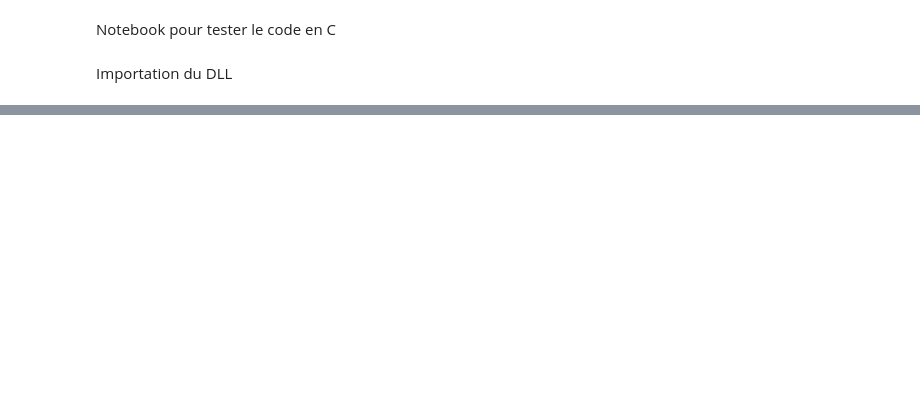
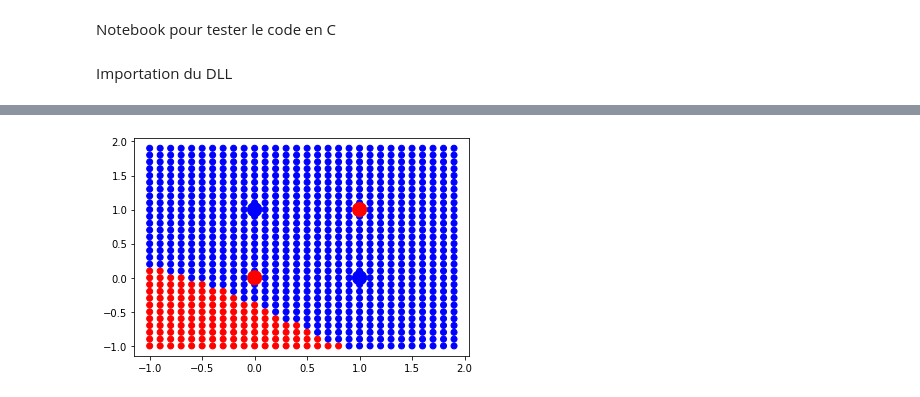
Before and after one commit to RBonilauri/projetAnnuel, a Jupyter notebook: pythonTest.ipynb, the cells around one changed output, grey strips where cells are left out. Drawn from its saved outputs; the diff is of its cells as text; code cells hidden in the pictures; blank space fills up the shorter version.

Commit message:
derniere version de la lib avec tout qui marche + notebook test pour le MLP classif à jour

```diff
--- a/pythonTest.ipynb
+++ b/pythonTest.ipynb
@@ -135,0 +138,97 @@ here
+# %%
+dataset_inputs = [
+                [0, 0],
+                [1, 1],
+                [0, 1],
+                [1, 0],
+]
+
+dataset_expected_outputs = [
+                -1,
+                -1,
+                1,
+                1,
+]
+
+init_tab = [2, 2, 1]
+init_size = len(init_tab)
+init_type = c_int * init_size
+init = init_type(*init_tab)
+
+# definition des fonctions :
+
+mylib.create_mlp_model.argtypes = [init_type, c_int]
+mylib.create_mlp_model.restype = c_void_p
+
+model = mylib.create_mlp_model(init, int(init_size))
+test_dataset = [[x1 / 10, x2 / 10] for x1 in range(-10, 20) for x2 in range(-10, 20)]
+colors = ["blue" if output >= 0 else "red" for output in dataset_expected_outputs]
+
+
+mylib.getLengthX.argtypes = [c_void_p]
+mylib.restype = c_int
+tmp_len = mylib.getLengthX(model)
+
+predicted_outputs = []
+for p in test_dataset:
+    arrsizeP = len(p)
+    arrtypeP = c_float * arrsizeP
+    arrP = arrtypeP(*p)
+    mylib.predict_mlp_model_classification.argtypes = [c_void_p, arrtypeP]
+    mylib.predict_mlp_model_classification.restype = POINTER(c_float)
+    tmp = []
+
+    tmp = mylib.predict_mlp_model_classification(model, arrP)
+    np_arr = np.ctypeslib.as_array(tmp, (tmp_len,))
+    predicted_outputs.append(np_arr[0])
+
+predicted_outputs_colors = ['blue' if label >= 0 else 'red' for label in predicted_outputs]
+plt.scatter([p[0] for p in test_dataset], [p[1] for p in test_dataset], c=predicted_outputs_colors)
+plt.scatter([p[0] for p in dataset_inputs], [p[1] for p in dataset_inputs], c=colors, s=200)
+plt.show()
+
+flattened_dataset_inputs = []
+for p in dataset_inputs:
+  flattened_dataset_inputs.append(p[0])
+  flattened_dataset_inputs.append(p[1])
+
+
+#definition de train_classification_stochastic_gradient....
+arrsize_flat = len(flattened_dataset_inputs)
+arrtype_flat = c_float * arrsize_flat
+arr_flat = arrtype_flat(*flattened_dataset_inputs)
+
+arrsize_exp = len(dataset_expected_outputs)
+arrtype_exp = c_float * arrsize_exp
+arr_exp = arrtype_exp(*dataset_expected_outputs)
+
+mylib.train_classification_stochastic_gradient_backpropagation_mlp_model.argtypes = [c_void_p, arrtype_flat, c_int, arrtype_exp,c_float,c_int]
+mylib.train_classification_stochastic_gradient_backpropagation_mlp_model.restype = None
+
+print("here1")
+mylib.train_classification_stochastic_gradient_backpropagation_mlp_model(model, arr_flat, arrsize_flat, arr_exp,0.001, 100000)
+print("here2")
+predicted_outputs = []
+for p in test_dataset:
+    arrsizeP = len(p)
+    arrtypeP = c_float * arrsizeP
+    arrP = arrtypeP(*p)
+    mylib.predict_mlp_model_classification.argtypes = [c_void_p, arrtypeP]
+    mylib.predict_mlp_model_classification.restype = POINTER(c_float)
+    tmp = []
+
+    tmp = mylib.predict_mlp_model_classification(model, arrP)
+    np_arr = np.ctypeslib.as_array(tmp, (tmp_len,))
+    predicted_outputs.append(np_arr[0])
+
+predicted_outputs_colors = ['blue' if label >= 0 else 'red' for label in predicted_outputs]
+plt.scatter([p[0] for p in test_dataset], [p[1] for p in test_dataset], c=predicted_outputs_colors)
+plt.scatter([p[0] for p in dataset_inputs], [p[1] for p in dataset_inputs], c=colors, s=200)
+plt.show()
+
+flattened_dataset_inputs = []
+for p in dataset_inputs:
+  flattened_dataset_inputs.append(p[0])
+  flattened_dataset_inputs.append(p[1])
+# %% [output]
+[figure, added]
```
Also changed, not shown: parts of 3 cells of this notebook, 1 other file.
